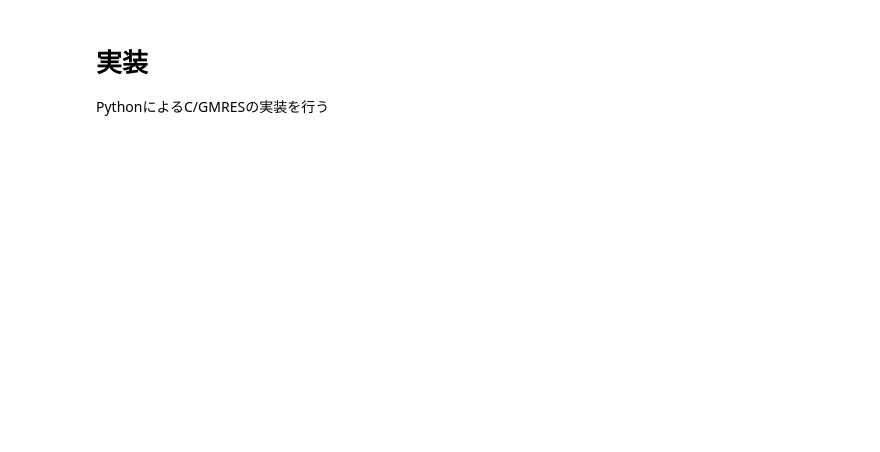
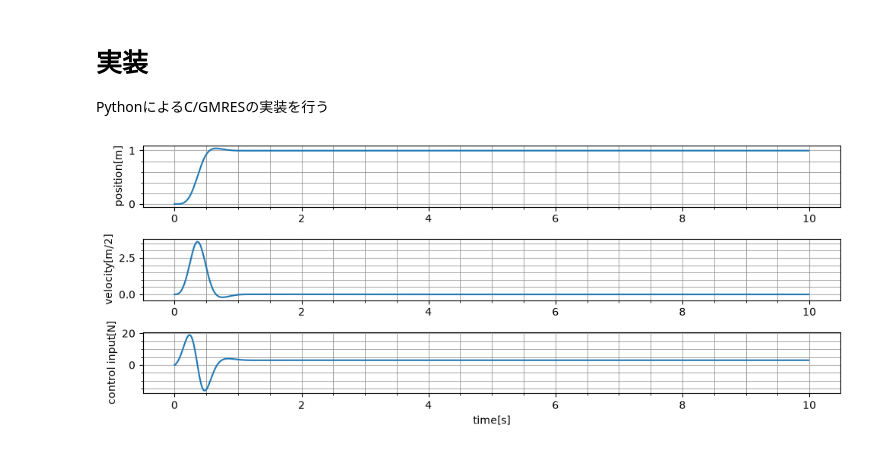
Before and after one commit to hideto008/learning_C-GMRES, a Jupyter notebook: Application/nonlinear_spring.ipynb, the cells around one changed output. Drawn from its saved outputs; the diff is of its cells as text; code cells hidden in the pictures; blank space fills up the shorter version.

```diff
--- a/Application/nonlinear_spring.ipynb
+++ b/Application/nonlinear_spring.ipynb
@@ -579,0 +731,21 @@ def Contenious_GMRES():
+# %%
+import matplotlib.pyplot as plt
+
+fig, ax = plt.subplots(3,1, figsize=(10,4))
+ax[0].plot(t_array, X_array[:,0])
+ax[0].set_ylabel("position[m]")
+ax[1].plot(t_array, X_array[:,1])
+ax[1].set_ylabel("velocity[m/2]")
+ax[2].plot(t_array, u_array)
+ax[2].set_ylabel("control input[N]")
+ax[2].set_xlabel("time[s]")
+
+for i in range(3):
+    ax[i].grid()
+    ax[i].grid(which="minor", lw=0.5, color='grey')
+    ax[i].minorticks_on()
+
+fig.tight_layout()
+plt.show()
+# %% [output]
+[figure, added]
```
Also changed, not shown: parts of 4 cells of this notebook.
